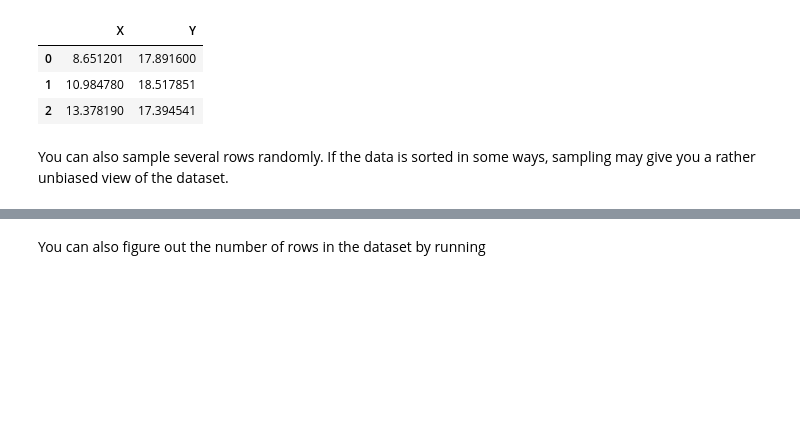
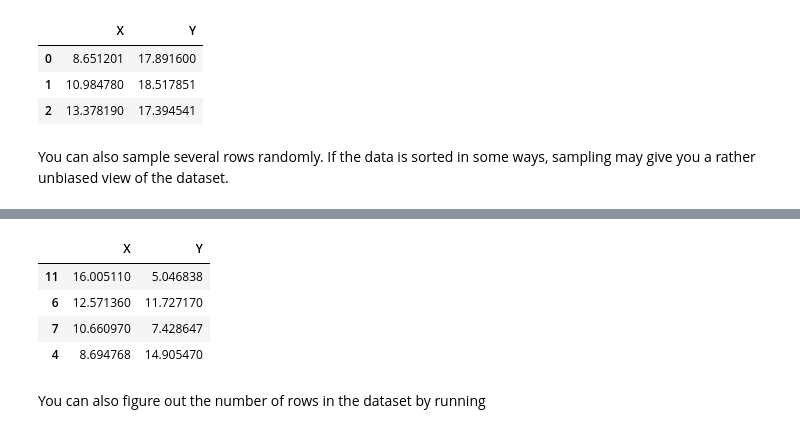
Before and after one commit to katrine8801/Gruppe-2, a Jupyter notebook: Individual work/dsb_s224454.ipynb, the cells around one changed output, grey strips where cells are left out. Saved outputs shown, nothing was run; the diff lists cells and outputs as text; code cells hidden in the pictures; blank space fills up the shorter version.

```diff
--- a/Individual work/dsb_s224454.ipynb
+++ b/Individual work/dsb_s224454.ipynb
@@ -94,3 +77,13 @@ You can also sample several rows randomly. If the data is sorted in some ways, s
+# %%
+# Your code here
+# I sample the rows randomly by using the sample-function. Then I sample 4 rows randomly
+pump_df.sample(n=4)
+# %% [output]
+|  | X | Y |
+| 11 | 16.005110 | 5.046838 |
+| 6 | 12.571360 | 11.727170 |
+| 7 | 10.660970 | 7.428647 |
+| 4 | 8.694768 | 14.905470 |
 # %% [markdown]
 You can also figure out the number of rows in the dataset by running
 # %%
```
Also changed, not shown: parts of 5 cells of this notebook.
